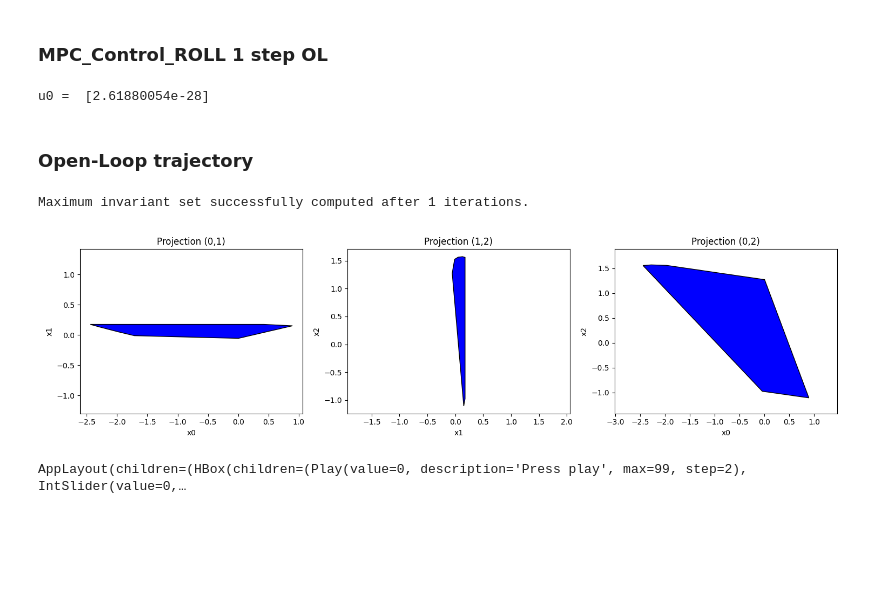
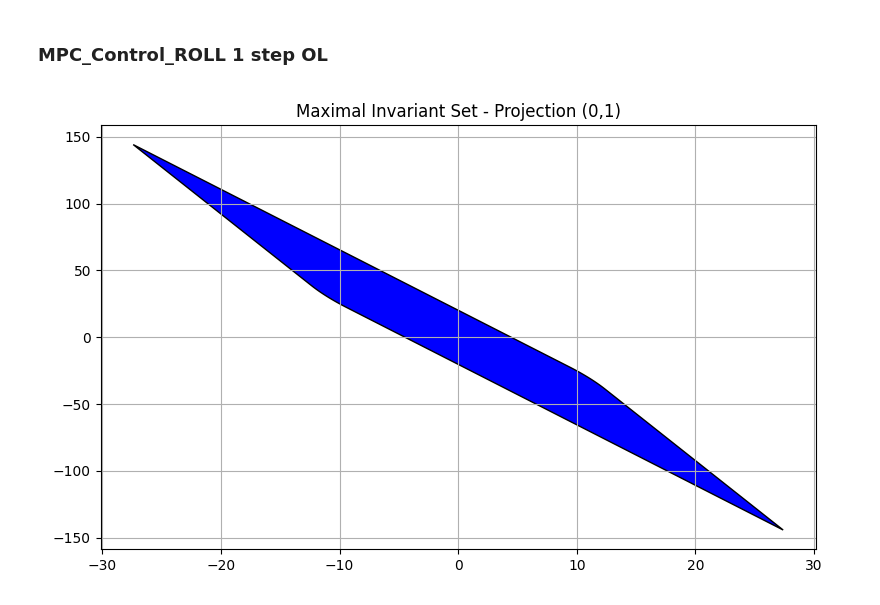
Before and after one commit to DolbyBolby/MPC-Course-EPFL, a Jupyter notebook: project/Deliverable_3_1/Deliverable_3_1.ipynb, the cells around one changed output. Drawn from its saved outputs; the diff is of its cells as text; code cells hidden in the pictures; blank space fills up the shorter version.

```diff
--- a/project/Deliverable_3_1/Deliverable_3_1.ipynb
+++ b/project/Deliverable_3_1/Deliverable_3_1.ipynb
@@ -118,41 +105,18 @@ u0 =  [40.]
 # %%
 from LinearMPC.MPCControl_roll import MPCControl_roll
 import cvxpy as cp
 Ts = 0.05
 sim_time = 30
 H = 1
 # Use a state closer to equilibrium (with small velocities)
-x0 = np.array([0, 0, 0, 0, 0, 0, 0.1, 0.1, 0.1, 0, 0, 0])   # initial state
+x0 = np.array([0,0])   # initial state
 
 rocket = Rocket(Ts=Ts, model_params_filepath=rocket_params_path)
 xs, us = rocket.trim()
 
 A, B = rocket.linearize(xs, us)
 
 mpc_roll = MPCControl_roll(A, B, xs, us, Ts, H) # Full 12x12 A and 12x4 B matrices
 u0, x_traj, u_traj = mpc_roll.get_u(x0)
-
-print("u0 = ",u0)
-
-# Debug: check solver status
 # %% [output]
-u0 =  [2.61880054e-28]
+[figure, added]
-# %% [markdown]
-### Open-Loop trajectory
-# %%
-Ts = 0.05
-t0 = 0
-x0 = np.array([0, 0, 0, 0, 0, 0, 5, 5, 5, 0, 0, 0])
-rocket = Rocket(Ts,model_params_filepath=rocket_params_path)
-H = 5 # MPC horizon in seconds
-mpc_ol = MPCVelControl().new_controller(rocket, Ts, H)
-u, x_ol, u_ol, t_ol = mpc_ol.get_u(t0, x0)
-# %% [output]
-Maximum invariant set successfully computed after 1 iterations.
-[figure, removed]
-# %%
-vis = RocketVis(rocket, rocket_obj_path)
-vis.anim_rate = 1.0
-vis.animate(t_ol[:-1], x_ol[:,:-1], u_ol);
-# %% [output]
-AppLayout(children=(HBox(children=(Play(value=0, description='Press play', max=99, step=2), IntSlider(value=0,…
```
Also changed, not shown: parts of 5 cells of this notebook, 4 other files.
